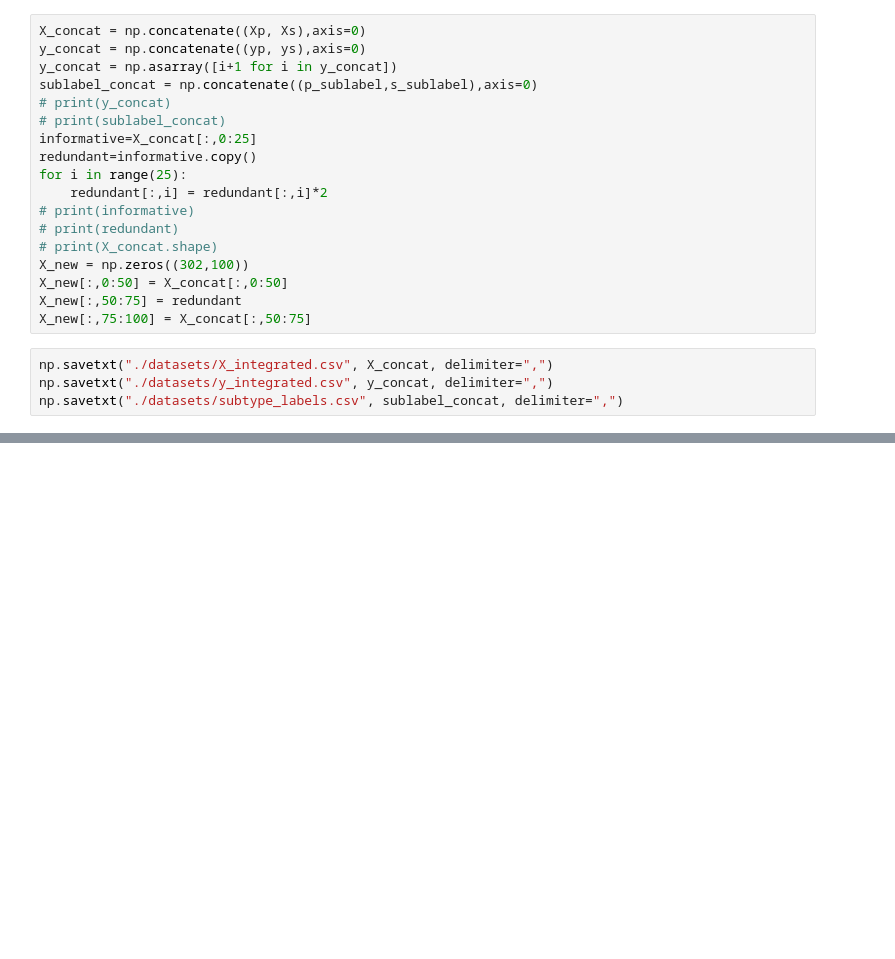
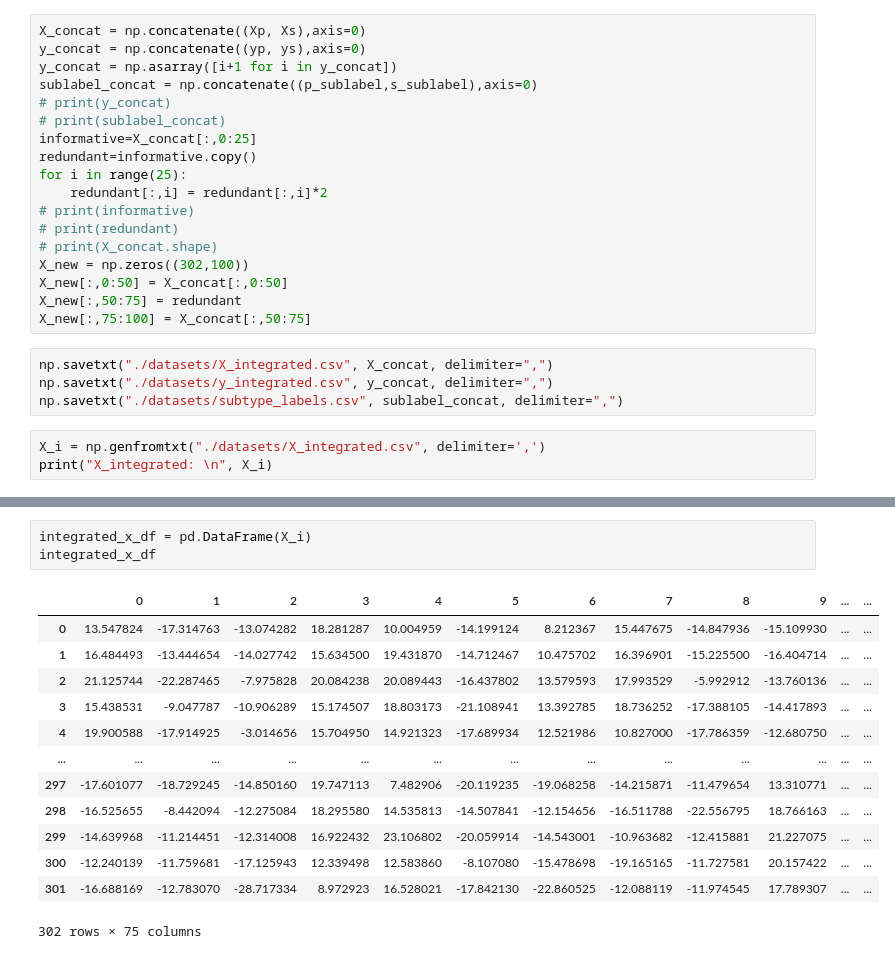
Before and after one commit to wzxiaa/MRI-Classification, a Jupyter notebook: Validation/validation.ipynb, the cells around one changed output, grey strips where cells are left out. Drawn from its saved outputs; the diff is of its cells as text; blank space fills up the shorter version.

```diff
--- a/Validation/validation.ipynb
+++ b/Validation/validation.ipynb
@@ -1612,3 +1612,6 @@ X_new[:,75:100] = X_concat[:,50:75]
 np.savetxt("./datasets/X_integrated.csv", X_concat, delimiter=",")
 np.savetxt("./datasets/y_integrated.csv", y_concat, delimiter=",")
 np.savetxt("./datasets/subtype_labels.csv", sublabel_concat, delimiter=",")
+# %%
+X_i = np.genfromtxt("./datasets/X_integrated.csv", delimiter=',')
+print("X_integrated: \n", X_i)
@@ -1614,0 +1633,17 @@ np.savetxt("./datasets/subtype_labels.csv", sublabel_concat, delimiter=",")
+# %%
+integrated_x_df = pd.DataFrame(X_i)
+integrated_x_df
+# %% [output]
+|  | 0 | 1 | 2 | 3 | 4 | 5 | 6 | 7 | 8 | 9 | ... | ... |
+| 0 | 13.547824 | -17.314763 | -13.074282 | 18.281287 | 10.004959 | -14.199124 | 8.212367 | 15.447675 | -14.847936 | -15.109930 | ... | ... |
+| 1 | 16.484493 | -13.444654 | -14.027742 | 15.634500 | 19.431870 | -14.712467 | 10.475702 | 16.396901 | -15.225500 | -16.404714 | ... | ... |
+| 2 | 21.125744 | -22.287465 | -7.975828 | 20.084238 | 20.089443 | -16.437802 | 13.579593 | 17.993529 | -5.992912 | -13.760136 | ... | ... |
+| 3 | 15.438531 | -9.047787 | -10.906289 | 15.174507 | 18.803173 | -21.108941 | 13.392785 | 18.736252 | -17.388105 | -14.417893 | ... | ... |
+| 4 | 19.900588 | -17.914925 | -3.014656 | 15.704950 | 14.921323 | -17.689934 | 12.521986 | 10.827000 | -17.786359 | -12.680750 | ... | ... |
+| ... | ... | ... | ... | ... | ... | ... | ... | ... | ... | ... | ... | ... |
+| 297 | -17.601077 | -18.729245 | -14.850160 | 19.747113 | 7.482906 | -20.119235 | -19.068258 | -14.215871 | -11.479654 | 13.310771 | ... | ... |
+| 298 | -16.525655 | -8.442094 | -12.275084 | 18.295580 | 14.535813 | -14.507841 | -12.154656 | -16.511788 | -22.556795 | 18.766163 | ... | ... |
+| 299 | -14.639968 | -11.214451 | -12.314008 | 16.922432 | 23.106802 | -20.059914 | -14.543001 | -10.963682 | -12.415881 | 21.227075 | ... | ... |
+| 300 | -12.240139 | -11.759681 | -17.125943 | 12.339498 | 12.583860 | -8.107080 | -15.478698 | -19.165165 | -11.727581 | 20.157422 | ... | ... |
+| 301 | -16.688169 | -12.783070 | -28.717334 | 8.972923 | 16.528021 | -17.842130 | -22.860525 | -12.088119 | -11.974545 | 17.789307 | ... | ... |
+302 rows × 75 columns
```
Also changed, not shown: parts of 5 cells of this notebook, 5 other files.
